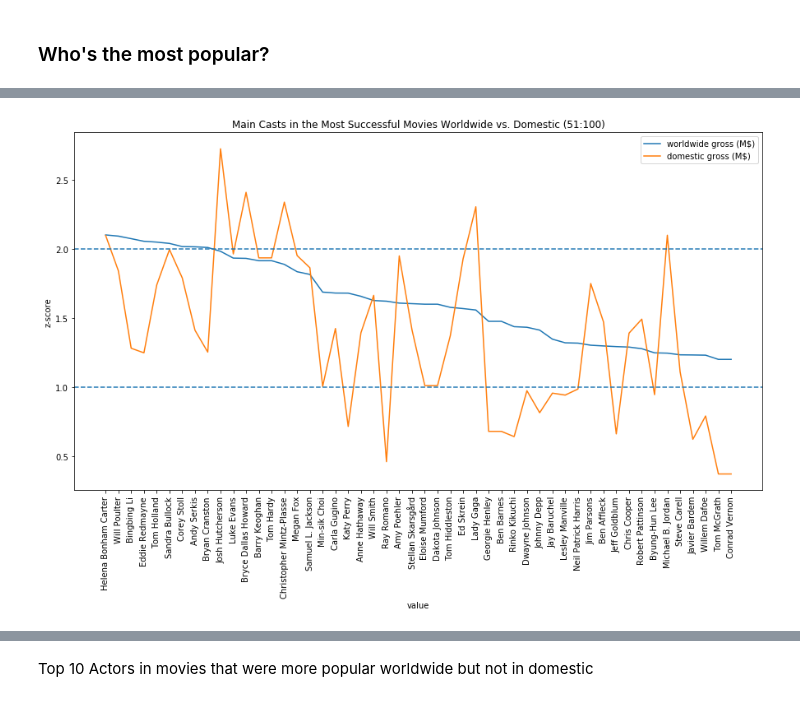
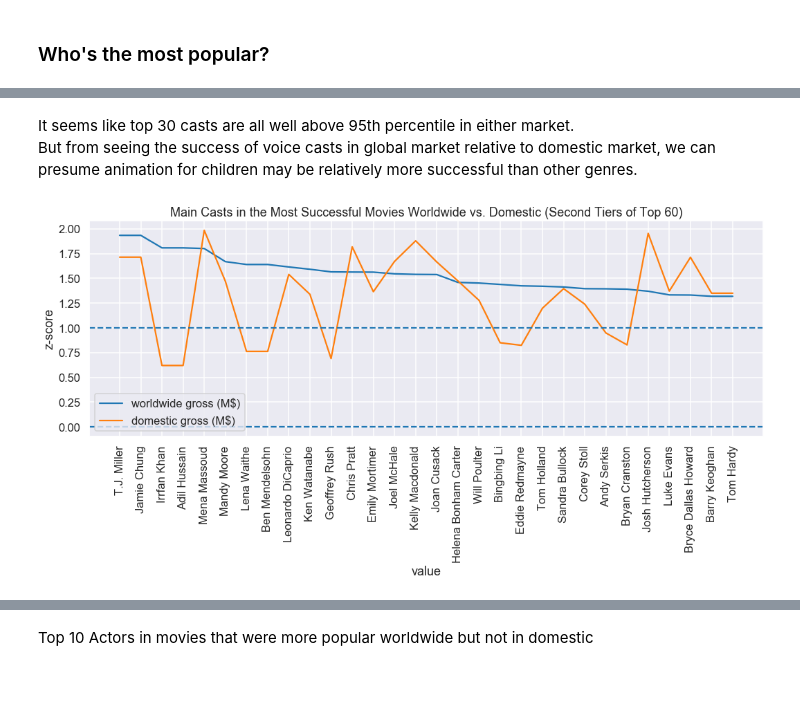
Before and after one commit to stereopickle/DS_movie_EDA, a Jupyter notebook: 011.Data_Analysis_People.ipynb, the cells around one changed output, grey strips where cells are left out. Drawn from its saved outputs; the diff is of its cells as text; code cells hidden in the pictures.

```diff
--- a/011.Data_Analysis_People.ipynb
+++ b/011.Data_Analysis_People.ipynb
@@ -9,6 +9,8 @@ import pandas as pd
 import matplotlib.pyplot as plt
 import seaborn as sns
 %matplotlib inline
+sns.set_style("darkgrid")
+sns.set_context("talk")
 # %%
 #loading data
 df = pd.read_csv('data/profit_data.csv', index_col = 0)
@@ -22,7 +22,0 @@ df.head(3)
-# %%
-# Adding rev to cost ratios
-df['rev2bud_dom'] = df.domestic_gross/df.production_budget
-df['rev2bud_int'] = df.worldwide_gross/df.production_budget
-# %%
-# add primary genre
-df['primary_genre'] = df.genres.str.split(',', expand = True)[0]
@@ -337,21 +397,26 @@ plt.show()
+# %% [markdown]
+It seems like top 30 casts are all well above 95th percentile in either market.
+But from seeing the success of voice casts in global market relative to domestic market, we can presume animation for children may be relatively more successful than other genres.
 # %%
 fig = plt.figure(figsize = (15, 8))
 ax1 = fig.add_subplot(111)
 
 sns.lineplot(x = 'value', y = 'worldwide_gross_z',
-             label = 'worldwide gross (M$)', data = casts_rev_m[50:100], sort = False, ax = ax1)
+             label = 'worldwide gross (M$)', data = casts_rev_m[30:60], sort = False, ax = ax1)
 sns.lineplot(x = 'value', y = 'domestic_gross_z',
-             label = 'domestic gross (M$)', data = casts_rev_m[50:100], sort = False, ax = ax1)
+             label = 'domestic gross (M$)', data = casts_rev_m[30:60], sort = False, ax = ax1)
 
 #label = 'domestic gross',
-ax1.set_xticklabels(labels = casts_rev_m[50:100].value, rotation=90)
-ax1.axhline(2, ls='--')
+ax1.set_xticklabels(labels = casts_rev_m[30:60].value, rotation=90)
 ax1.axhline(1, ls='--')
-ax1.axhline(2, ls='--')
+ax1.axhline(0, ls='--')
 
 plt.ylabel("z-score")
-plt.title("Main Casts in the Most Successful Movies Worldwide vs. Domestic (51:100)")
+plt.title("Main Casts in the Most Successful Movies Worldwide vs. Domestic (Second Tiers of Top 60)")
 plt.legend()
+plt.tight_layout()
+
 plt.show()
+fig.savefig("PNG/Top30-60_Successful_Casts.png")
 # %% [output]
-[figure, old version]
+[figure, new version]
```
Also changed, not shown: parts of 49 cells of this notebook.
